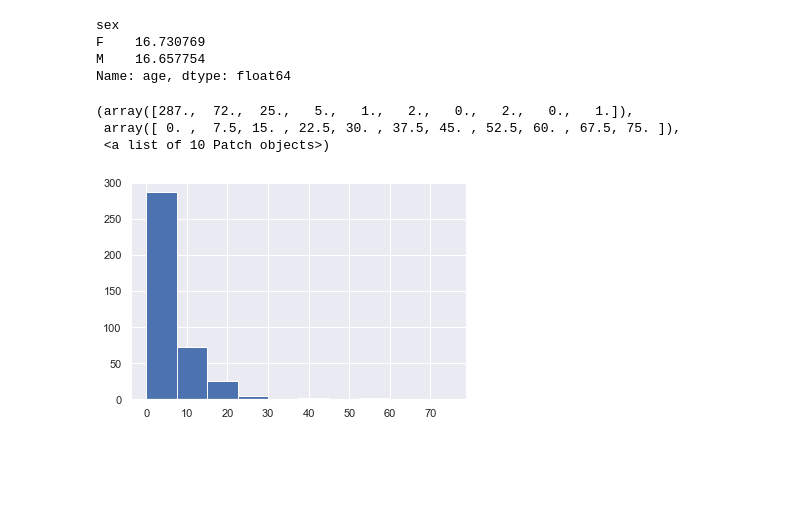
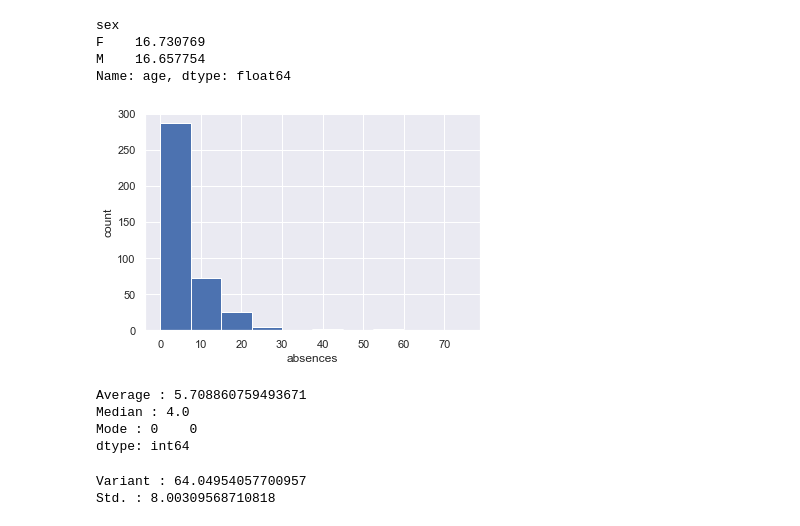
Before and after one commit to JojiKoike/Learning_DataScience, a Jupyter notebook: chapter3/DataCommunication.ipynb, the cells around one changed output. Cells and saved outputs as stored; diff of their text form; code cells hidden in the pictures; blank space fills up the shorter version.

```diff
--- a/chapter3/DataCommunication.ipynb
+++ b/chapter3/DataCommunication.ipynb
@@ -87,8 +87,25 @@ Name: age, dtype: float64
 # %%
 # HIstogram
 plt.hist(student_data_math['absences'])
+plt.xlabel('absences')
+plt.ylabel('count')
+plt.grid(True)
 # %% [output]
-(array([287.,  72.,  25.,   5.,   1.,   2.,   0.,   2.,   0.,   1.]),
- array([ 0. ,  7.5, 15. , 22.5, 30. , 37.5, 45. , 52.5, 60. , 67.5, 75. ]),
- <a list of 10 Patch objects>)
-[figure, old version]
+[figure, new version]
+# %%
+# Average, Median, Mode
+print("Average : {0}".format(student_data_math['absences'].mean()))
+print("Median : {0}".format(student_data_math['absences'].median()))
+print("Mode : {0}".format(student_data_math['absences'].mode()))
+# %% [output]
+Average : 5.708860759493671
+Median : 4.0
+Mode : 0    0
+dtype: int64
+# %%
+# Deviation, Std. Deviation
+print("Variant : {0}".format(student_data_math['absences'].var()))
+print("Std. : {0}".format(student_data_math['absences'].std()))
+# %% [output]
+Variant : 64.04954057700957
+Std. : 8.00309568710818
```
Also changed, not shown: parts of 5 cells of this notebook.
